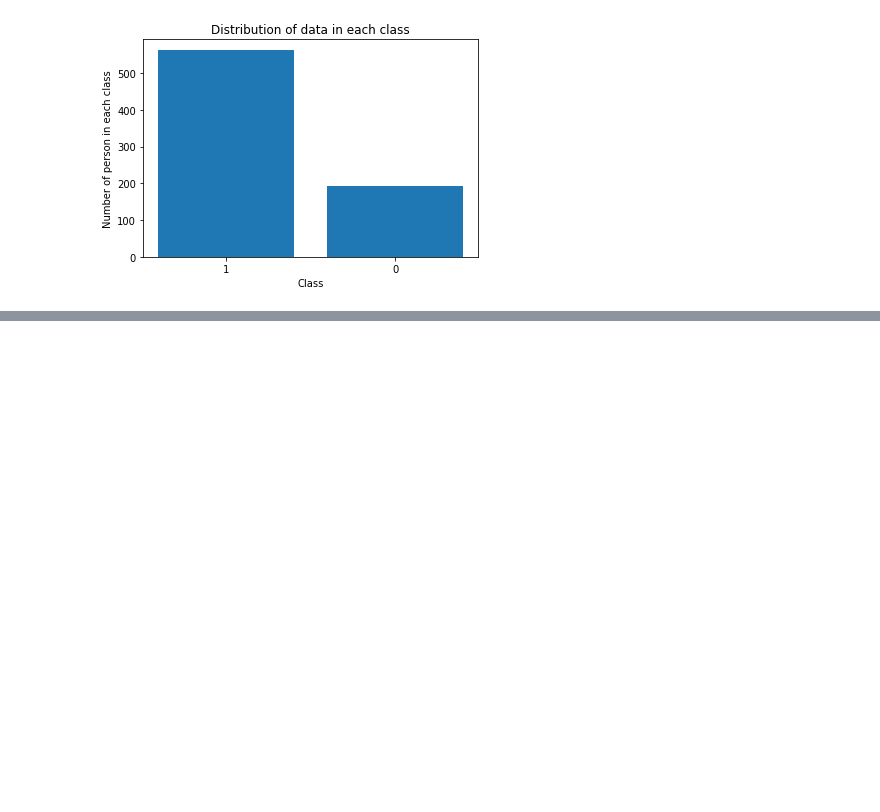
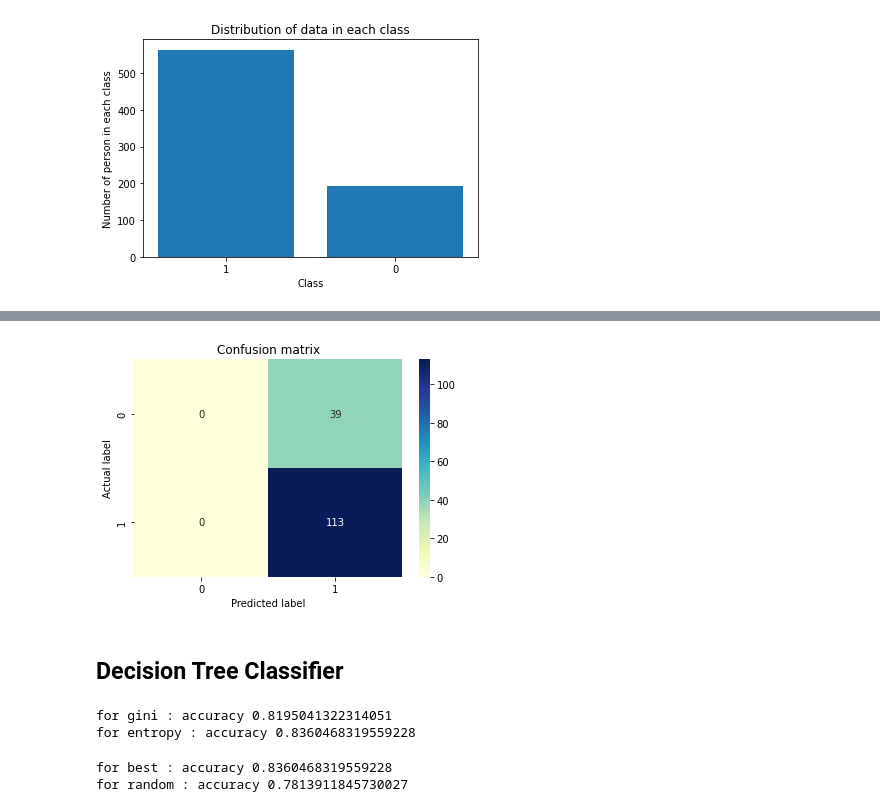
Before and after one commit to ZahraDehghani99/Parkinson-Disease-Classification, a Jupyter notebook: parkinson_disease_classification.ipynb, the cells around one changed output, grey strips where cells are left out. Cells and saved outputs as stored; diff of their text form; code cells hidden in the pictures; blank space fills up the shorter version.

```diff
--- a/parkinson_disease_classification.ipynb
+++ b/parkinson_disease_classification.ipynb
@@ -145,0 +188,6 @@ plt.show()
+# %%
+from sklearn.preprocessing import StandardScaler
+
+sc = StandardScaler()
+X_train = sc.fit_transform(X_train)
+X_test = sc.transform(X_test)
@@ -146,5 +198,11 @@ plt.show()
+# %%
+def baseline(X):
+  y_pred = []
+  for i in range(len(X)):
+    y_pred.append(1)
+  return y_pred
 # %%
-def confusion_matrix(y_test, predicted):
+def confusion_matrix(y_test, y_pred):
     df_cm = pd.DataFrame(metrics.confusion_matrix(y_test, y_pred), index = [0, 1],
                   columns = [0, 1])
     sns.heatmap(df_cm, annot=True, cmap="YlGnBu" ,fmt='g')
@@ -152,3 +210,6 @@ def confusion_matrix(y_test, predicted):
     plt.ylabel('Actual label')
     plt.xlabel('Predicted label')
     plt.show()
+# %%
+y_pred = baseline(X_test)
+print(classification_report(y_test, y_pred))
@@ -154,0 +225,28 @@ def confusion_matrix(y_test, predicted):
+# %%
+confusion_matrix(y_test, y_pred)
+# %% [output]
+[figure, added]
+# %% [markdown]
+## Decision Tree Classifier
+# %%
+from sklearn.tree import DecisionTreeClassifier
+
+criterion = ['gini', 'entropy'] # default=”gini”
+
+for criteria in criterion:
+  dt = DecisionTreeClassifier(criterion=criteria, random_state=42)
+  scores = cross_val_score(dt, X_train, y_train, cv=5)
+  print(f'for {criteria} : accuracy {scores.mean()}')
+# %% [output]
+for gini : accuracy 0.8195041322314051
+for entropy : accuracy 0.8360468319559228
+# %%
+splitter = ['best', 'random'] # default=”best”
+
+for split in splitter:
+  dt = DecisionTreeClassifier(criterion= 'entropy', splitter=split, random_state=42)
+  scores = cross_val_score(dt, X_train, y_train, cv=5)
+  print(f'for {split} : accuracy {scores.mean()}')
+# %% [output]
+for best : accuracy 0.8360468319559228
+for random : accuracy 0.7813911845730027
```
Also changed, not shown: parts of 22 cells of this notebook.
